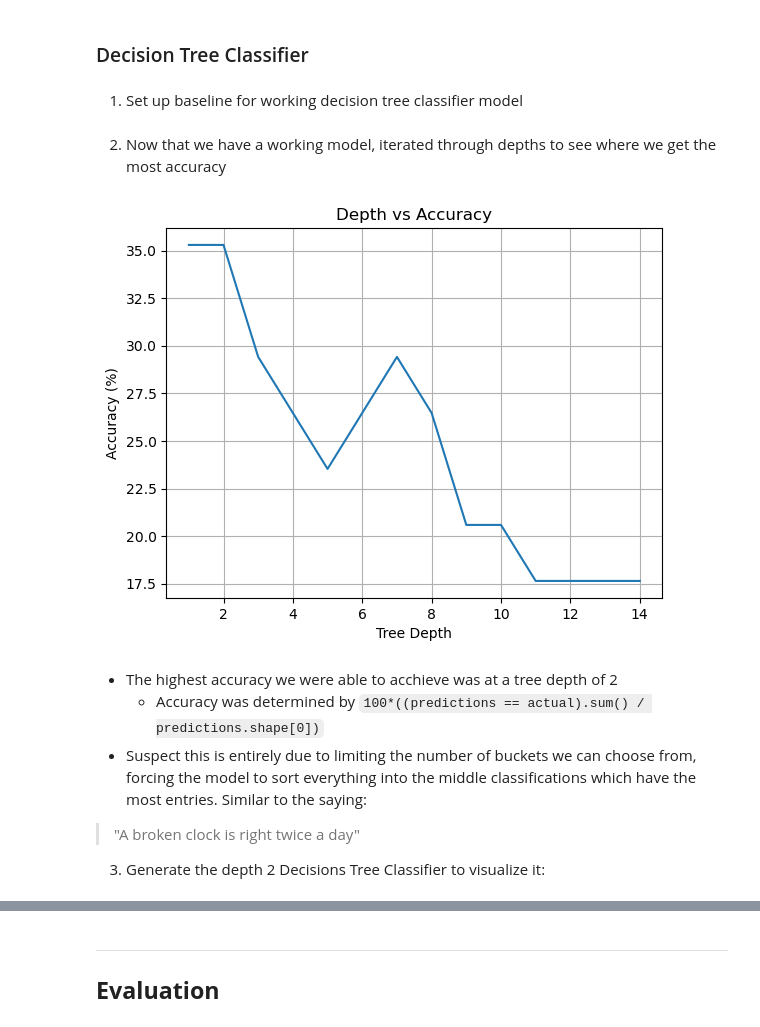
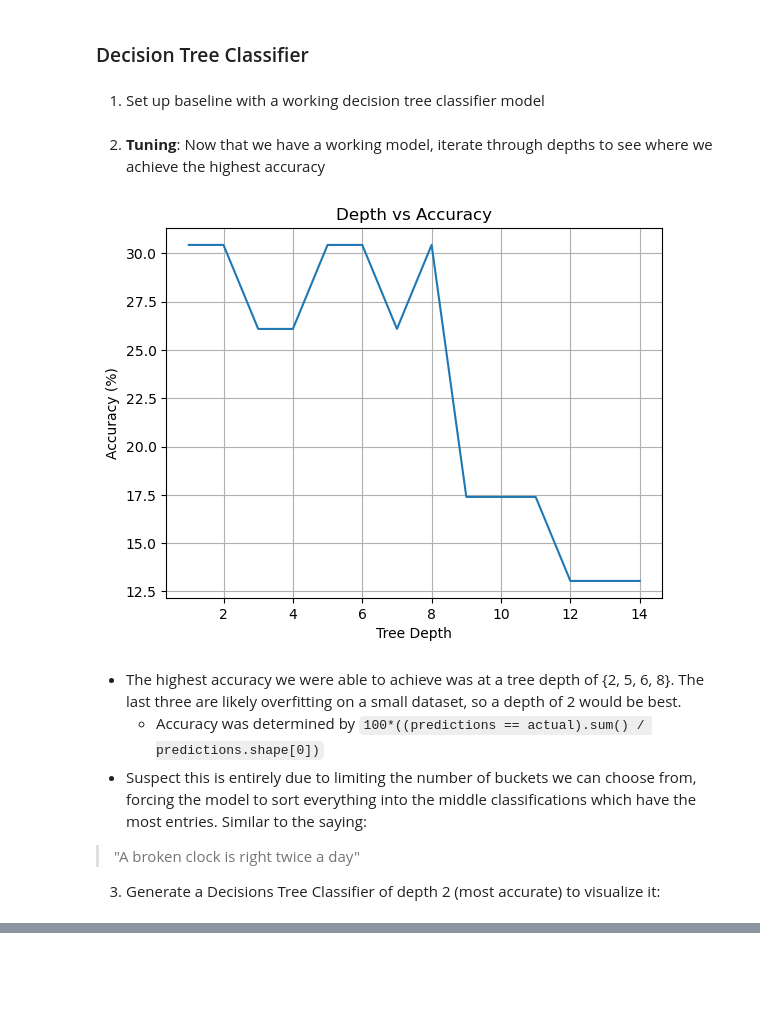
Before and after one commit to OtterBots/CST383_Project, a Jupyter notebook: Otterbot_project.ipynb, the cells around one changed output, grey strips where cells are left out. Drawn from its saved outputs; the diff is of its cells as text; code cells hidden in the pictures; blank space fills up the shorter version.

```diff
--- a/Otterbot_project.ipynb
+++ b/Otterbot_project.ipynb
@@ -778,48 +742,49 @@ RMSE test: 25.6570
 
 ### Decision Tree Classifier
 # %% [markdown]
-1. Set up baseline for working decision tree classifier model
+1. Set up baseline with a working decision tree classifier model
 # %%
 # get predictor and target data
 predictors = ['energy_level_value', 'demeanor_value', 'weight_avg', 'height_avg']
+#predictors = ['energy_level_value', 'demeanor_value', 'height_to_weight']
 target = ['Classification']
 X = dd[predictors]
 y = dd[target].values
 
 #split it
-X_train, X_test, y_train, y_test = train_test_split(X,y,test_size=0.3, random_state=42)
+X_train, X_test, y_train, y_test = train_test_split(X,y,test_size=0.2, random_state=42)
 # %%
-# Create DT classifier and train it
-DT = DecisionTreeClassifier(max_depth=5, random_state=0)
-DT.fit(X_train,y_train)
+# Create decision tree classifier and train it
+clf = DecisionTreeClassifier(max_depth=5)
+clf.fit(X_train,y_train)
 #convert to pd Series
-predictions = pd.Series(DT.predict(X_test), name='Predicted')
+predictions = pd.Series(clf.predict(X_test), name='Predicted')
 actual = pd.Series(y_test.reshape(1,-1)[0], name='Actual')
 accuracy = (predictions == actual).sum() / predictions.shape[0]
 # %% [markdown]
-2. Now that we have a working model, iterated through depths to see where we get the most accuracy
+2. **Tuning**: Now that we have a working model, iterate through depths to see where we achieve the highest accuracy
 # %%
 depths={}
 for i in range(1,15):
-  DT = DecisionTreeClassifier(max_depth=i, random_state=0)
-  DT.fit(X_train,y_train)
-  predictions = pd.Series(DT.predict(X_test), name='Predicted')
+  clf  = DecisionTreeClassifier(max_depth=i, random_state=0)
+  clf.fit(X_train,y_train)
+  predictions = pd.Series(clf.predict(X_test), name='Predicted')
   actual = pd.Series(y_test.reshape(1,-1)[0], name='Actual')
   depths[i] = 100* ((predictions == actual).sum() / predictions.shape[0])
 plt.plot(list(depths.keys()), list(depths.values()))
 plt.grid()
 plt.title('Depth vs Accuracy')
 plt.ylabel('Accuracy (%)')
 plt.xlabel('Tree Depth');
 # %% [output]
-[figure, old version]
+[figure, new version]
 # %% [markdown]
-- The highest accuracy we were able to acchieve was at a tree depth of 2
+- The highest accuracy we were able to achieve was at a tree depth of {2, 5, 6, 8}.  The last three are likely overfitting on a small dataset, so a depth of 2 would be best.
   - Accuracy was determined by `100*((predictions == actual).sum() / predictions.shape[0])`
 - Suspect this is entirely due to limiting the number of buckets we can choose from, forcing the model to sort everything into the middle classifications which have the most entries. Similar to the saying:
 >"A broken clock is right twice a day"
 
-3. Generate the depth 2 Decisions Tree Classifier to visualize it:
+3. Generate a Decisions Tree Classifier of depth 2 (most accurate) to visualize it:
 # %%
 #Re-generate tree for visualization
 DT = DecisionTreeClassifier(max_depth=2, random_state=0)
@@ -837,9 +802,3 @@ graph = graphviz.Source(dot_data)
 graph
 # %% [output]
 [drawing not drawn]
-# %% [markdown]
-
-
----
-
-## **Evaluation**
```
Also changed, not shown: parts of 23 cells of this notebook.
